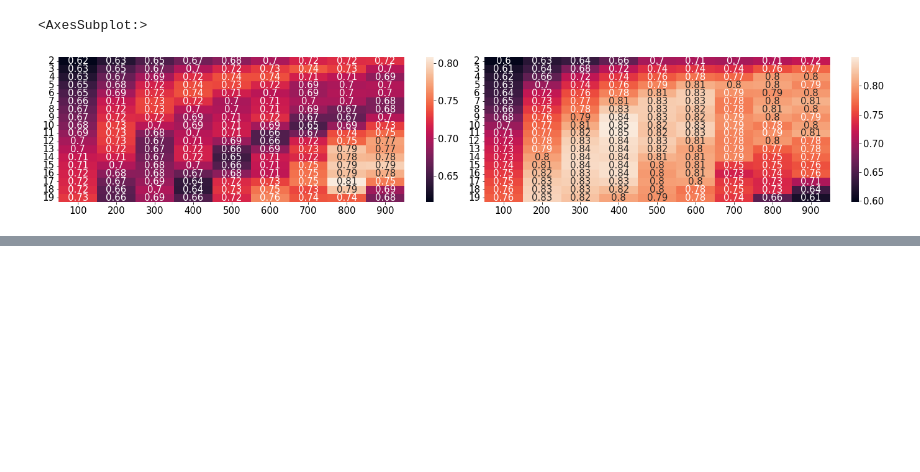
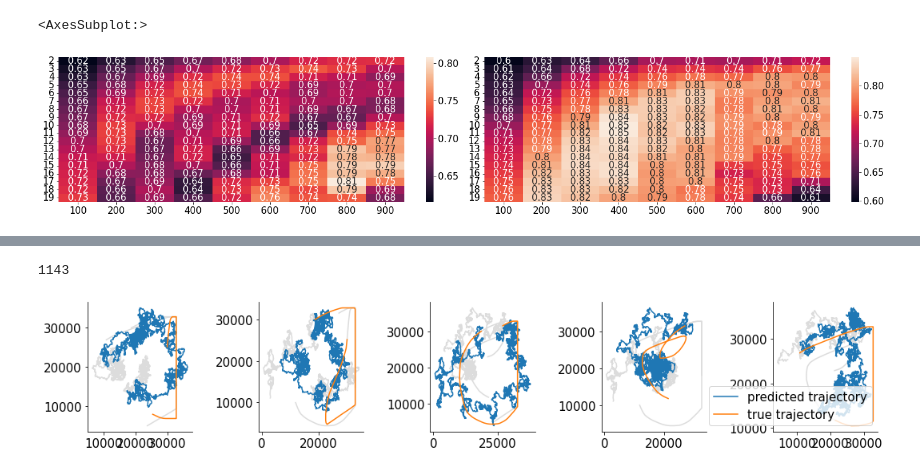
Before and after one commit to rnatarajan98/eCoG_Joystick_Analysis, a Jupyter notebook: GLM.ipynb, the cells around one changed output, grey strips where cells are left out. Cells and saved outputs as stored; diff of their text form; code cells hidden in the pictures; blank space fills up the shorter version.

```diff
--- a/GLM.ipynb
+++ b/GLM.ipynb
@@ -276,0 +268,41 @@ LR_plot(truth, prediction, h, l)
+# %%
+def bin_trajectory(x, y, nbins):
+  bin_x = np.array_split(x, nbins)
+  bin_y = np.array_split(y, nbins)
+  bin_traj = []
+
+  for i in range(len(bin_x)):
+    traj_chunk = np.asarray([bin_x[i], bin_y[i]])
+    bin_traj.append(traj_chunk)
+
+  binsize = traj_chunk.shape[1]
+  return bin_traj, binsize
+
+def plot_trajectories(true, preds, nbins = 5, shadow = False):
+  true_traj_bin, binsize = bin_trajectory(true[:,0], true[:,1], nbins=nbins)
+  pred_traj_bin, binsize = bin_trajectory(preds[:,0], preds[:,1], nbins=nbins)
+
+  print(int(binsize/4))
+
+  h = 3
+  plt.figure(figsize = (h*nbins, h))
+  for i, b in enumerate(range(nbins)):
+    plt.subplot(1, nbins, b+1)
+    if shadow:
+      for j in [-1, 1]:
+        try:
+          plt.plot(true_traj_bin[i+j][0][int(binsize/4):], true_traj_bin[i+j][1][int(binsize/4):], color='gainsboro')
+          plt.plot(pred_traj_bin[i+j][0][:int(binsize/4)], pred_traj_bin[i+j][1][:int(binsize/4)], color='gainsboro')
+        except:
+          pass
+
+    plt.plot(pred_traj_bin[i][0], pred_traj_bin[i][1], label="predicted trajectory")
+    plt.plot(true_traj_bin[i][0], true_traj_bin[i][1], label="true trajectory")
+
+
+  plt.legend()
+# %%
+plot_trajectories(truth, prediction, shadow=True)
+# %% [output]
+1143
+[figure, added]
```
Also changed, not shown: parts of 2 cells of this notebook.
